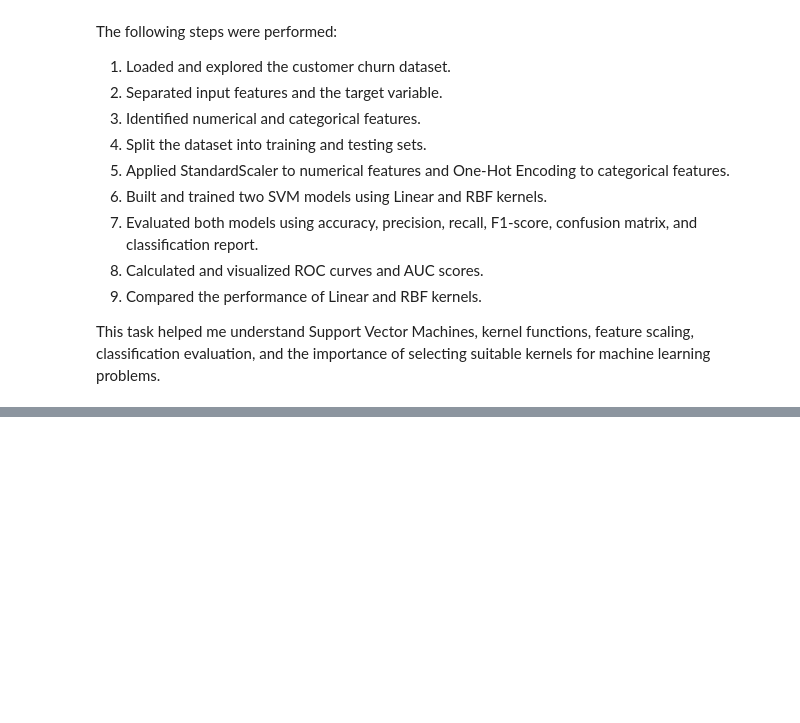
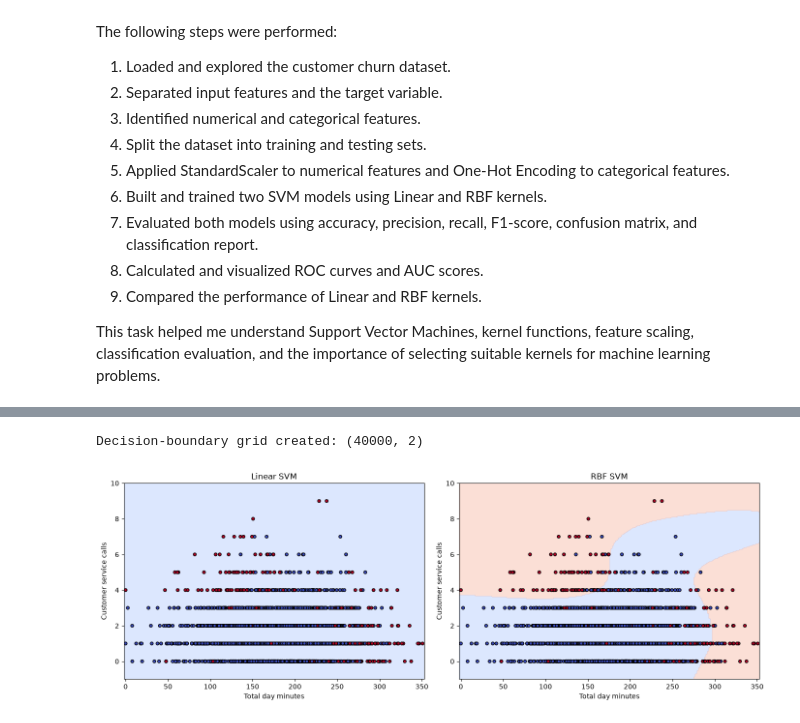
Before and after one commit to anees-noor/Codveda-ML-Internship, a Jupyter notebook: Level_3_Advanced/svm_classification.ipynb, the cells around one changed output, grey strips where cells are left out. Drawn from its saved outputs; the diff is of its cells as text; code cells hidden in the pictures; blank space fills up the shorter version.

Commit message:
Add SVM decision boundary visualization

```diff
--- a/Level_3_Advanced/svm_classification.ipynb
+++ b/Level_3_Advanced/svm_classification.ipynb
@@ -447,0 +491,56 @@ This task helped me understand Support Vector Machines, kernel functions, featur
+# %%
+import numpy as np
+import matplotlib.pyplot as plt
+
+# Create a grid of values
+x_min, x_max = X_2d.iloc[:, 0].min() - 2, X_2d.iloc[:, 0].max() + 2
+y_min, y_max = X_2d.iloc[:, 1].min() - 1, X_2d.iloc[:, 1].max() + 1
+
+xx, yy = np.meshgrid(
+    np.linspace(x_min, x_max, 200),
+    np.linspace(y_min, y_max, 200)
+)
+
+# Combine grid points
+grid = pd.DataFrame(
+    np.c_[xx.ravel(), yy.ravel()],
+    columns=features
+)
+
+print("Decision-boundary grid created:", grid.shape)
+# %% [output]
+Decision-boundary grid created: (40000, 2)
+# %%
+fig, axes = plt.subplots(1, 2, figsize=(14, 5))
+
+models = [
+    (linear_svm_2d, "Linear SVM"),
+    (rbf_svm_2d, "RBF SVM")
+]
+
+for ax, (model, title) in zip(axes, models):
+
+    # Predict classes for every grid point
+    predictions = model.predict(grid).reshape(xx.shape)
+
+    # Draw decision regions
+    ax.contourf(xx, yy, predictions, alpha=0.3, cmap="coolwarm")
+
+    # Plot actual customer data
+    ax.scatter(
+        X_2d.iloc[:, 0],
+        X_2d.iloc[:, 1],
+        c=y_2d.astype(int),
+        cmap="coolwarm",
+        edgecolors="black",
+        s=20
+    )
+
+    ax.set_title(title)
+    ax.set_xlabel("Total day minutes")
+    ax.set_ylabel("Customer service calls")
+
+plt.tight_layout()
+plt.show()
+# %% [output]
+[figure, added]
```
Also changed, not shown: parts of 3 cells of this notebook.
